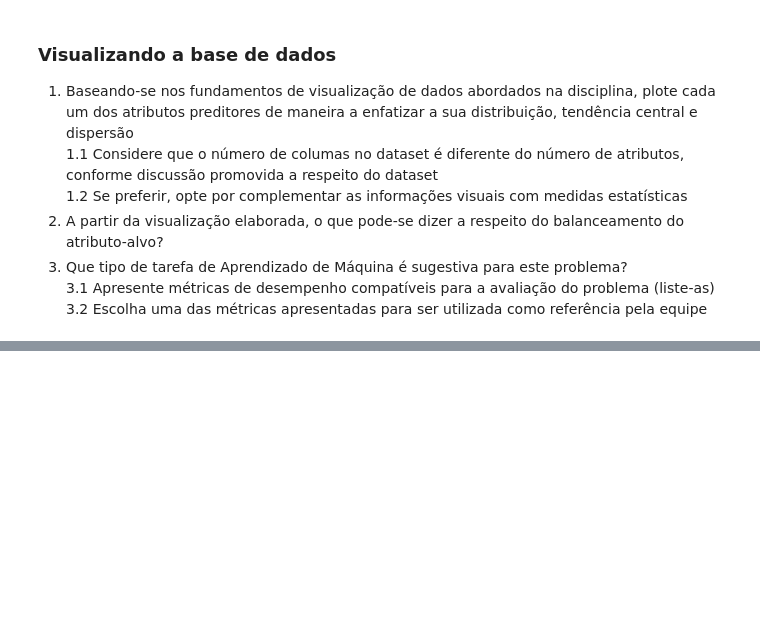
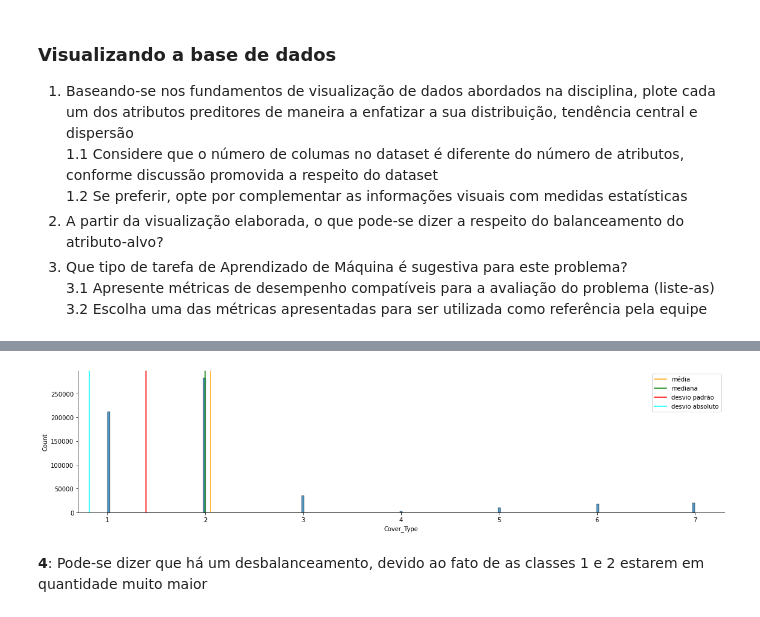
Before and after one commit to elloa-uea/projeto-pratico-3-karasuno2, a Jupyter notebook: notebooks/PP3.2 - Conhecendo o Conjunto de Dados.ipynb, the cells around one changed output, grey strips where cells are left out. Saved outputs shown, nothing was run; the diff lists cells and outputs as text; code cells hidden in the pictures; blank space fills up the shorter version.

```diff
--- a/notebooks/PP3.2 - Conhecendo o Conjunto de Dados.ipynb
+++ b/notebooks/PP3.2 - Conhecendo o Conjunto de Dados.ipynb
@@ -175,0 +184,7 @@ AttributeError: 'FacetGrid' object has no attribute 'axis'
+# %%
+# plot target attribute
+generate_chart(target_attribute)
+# %% [output]
+[figure, added]
+# %% [markdown]
+**4**: Pode-se dizer que há um desbalanceamento, devido ao fato de as classes 1 e 2 estarem em quantidade muito maior
```
Also changed, not shown: parts of 2 cells of this notebook.
